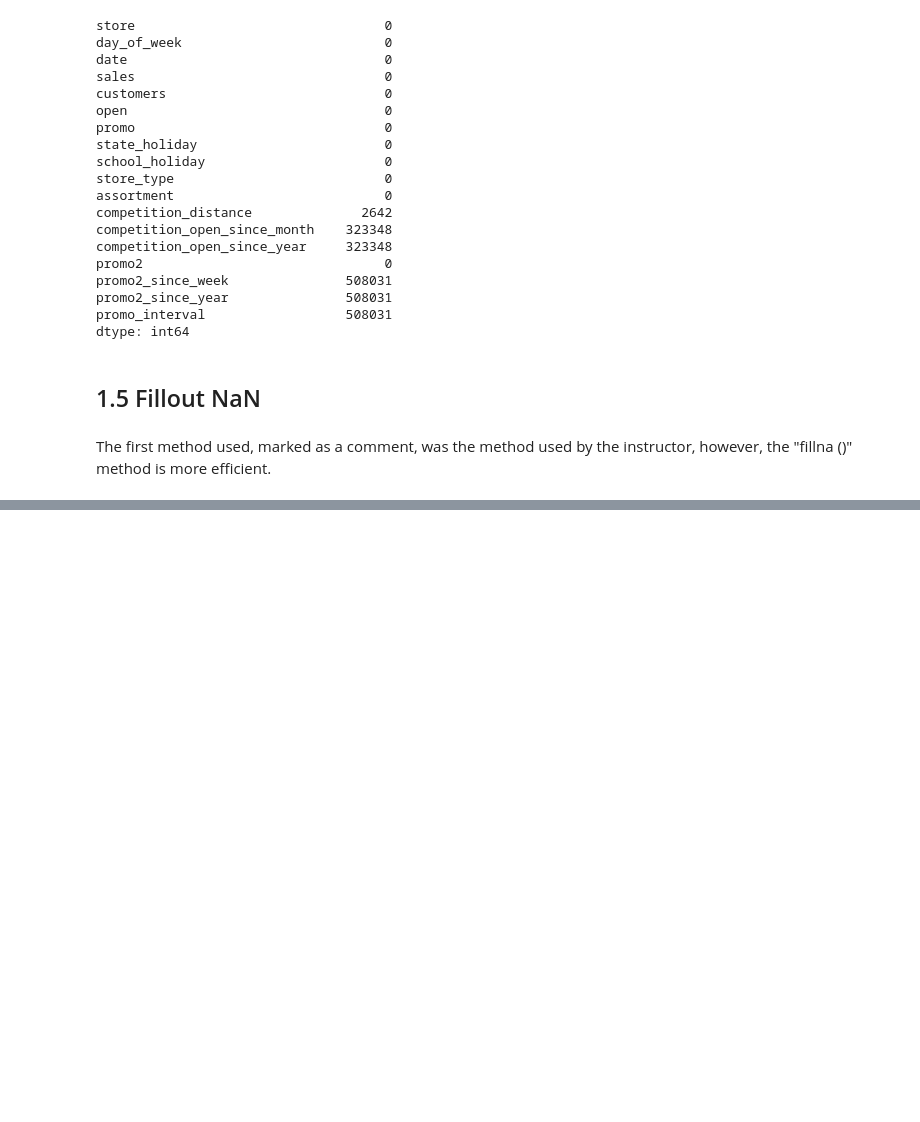
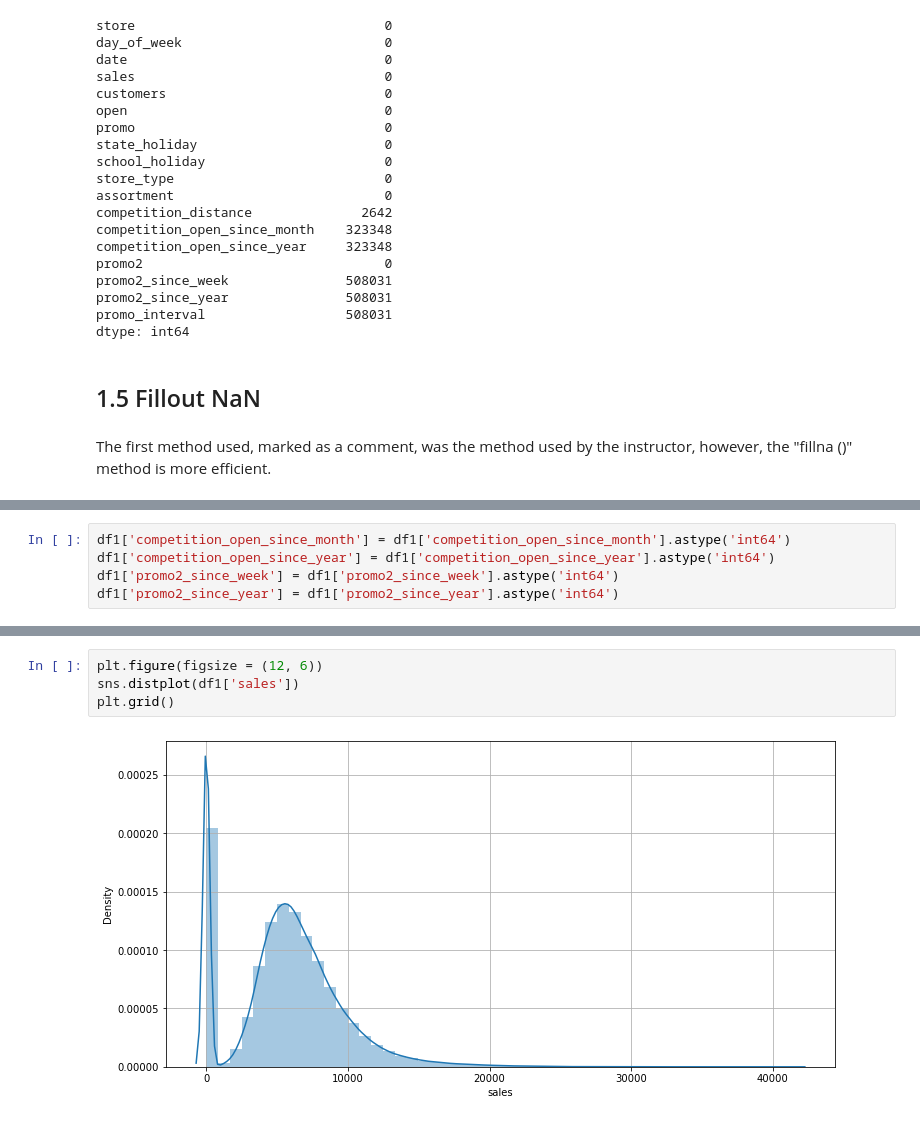
Before and after one commit to felipedmnq/Data-Science-T, a Jupyter notebook: Notebooks/Data_Science_T.ipynb, the cells around one changed output, grey strips where cells are left out. Cells and saved outputs as stored; diff of their text form; blank space fills up the shorter version.

```diff
--- a/Notebooks/Data_Science_T.ipynb
+++ b/Notebooks/Data_Science_T.ipynb
@@ -212,0 +198,5 @@ dtype: int64
+# %%
+df1['competition_open_since_month'] = df1['competition_open_since_month'].astype('int64')
+df1['competition_open_since_year'] = df1['competition_open_since_year'].astype('int64')
+df1['promo2_since_week'] = df1['promo2_since_week'].astype('int64')
+df1['promo2_since_year'] = df1['promo2_since_year'].astype('int64')
@@ -212,0 +320,6 @@ dtype: int64
+# %%
+plt.figure(figsize = (12, 6))
+sns.distplot(df1['sales'])
+plt.grid()
+# %% [output]
+[figure, added]
```
Also changed, not shown: parts of 19 cells of this notebook.
